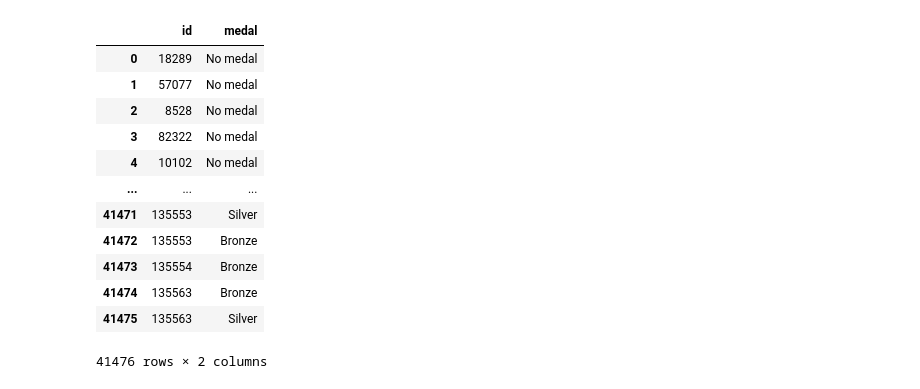
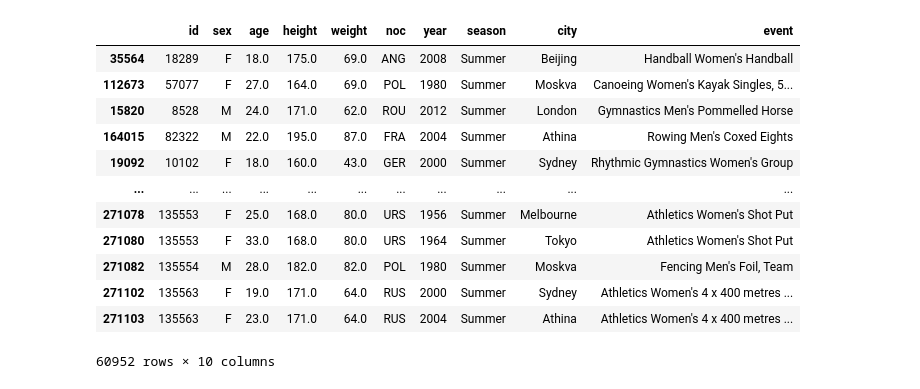
Before and after one commit to krylowicz/olympics, a Jupyter notebook: notebooks/data_encoding.ipynb, the cells around one changed output. Saved outputs shown, nothing was run; the diff lists cells and outputs as text; code cells hidden in the pictures.

```diff
--- a/notebooks/data_encoding.ipynb
+++ b/notebooks/data_encoding.ipynb
@@ -9,20 +26,24 @@ from sklearn.preprocessing import StandardScaler, OneHotEncoder
 # %%
-df=pd.read_csv("../data/df_4classes.csv", index_col=[0])
+df=pd.read_csv("../data/df_2classes.csv", index_col=[0])
+df["medal"]=df["medal"].fillna("No medal")
+
+#df=df[df["season"]=="Summer"]
+#df["sport"]=df["sport"].apply(lambda x: x if x not in other_sports else "Other sports")
 medal_df=df[["id","medal"]]
-df.drop(["event","medal"],axis=1,inplace=True)
+df.drop(["sport","medal"],axis=1,inplace=True)
 # %%
-medal.reset_index(drop=True)
+df
 # %% [output]
-|  | id | medal |
-| 0 | 18289 | No medal |
-| 1 | 57077 | No medal |
-| 2 | 8528 | No medal |
-| 3 | 82322 | No medal |
-| 4 | 10102 | No medal |
-| ... | ... | ... |
-| 41471 | 135553 | Silver |
-| 41472 | 135553 | Bronze |
-| 41473 | 135554 | Bronze |
-| 41474 | 135563 | Bronze |
-| 41475 | 135563 | Silver |
+|  | id | sex | age | height | weight | noc | year | season | city | event |
+| 35564 | 18289 | F | 18.0 | 175.0 | 69.0 | ANG | 2008 | Summer | Beijing | Handball Women's Handball |
+| 112673 | 57077 | F | 27.0 | 164.0 | 69.0 | POL | 1980 | Summer | Moskva | Canoeing Women's Kayak Singles, 5... |
+| 15820 | 8528 | M | 24.0 | 171.0 | 62.0 | ROU | 2012 | Summer | London | Gymnastics Men's Pommelled Horse |
+| 164015 | 82322 | M | 22.0 | 195.0 | 87.0 | FRA | 2004 | Summer | Athina | Rowing Men's Coxed Eights |
+| 19092 | 10102 | F | 18.0 | 160.0 | 43.0 | GER | 2000 | Summer | Sydney | Rhythmic Gymnastics Women's Group |
+| ... | ... | ... | ... | ... | ... | ... | ... | ... | ... | ... |
+| 271078 | 135553 | F | 25.0 | 168.0 | 80.0 | URS | 1956 | Summer | Melbourne | Athletics Women's Shot Put |
+| 271080 | 135553 | F | 33.0 | 168.0 | 80.0 | URS | 1964 | Summer | Tokyo | Athletics Women's Shot Put |
+| 271082 | 135554 | M | 28.0 | 182.0 | 82.0 | POL | 1980 | Summer | Moskva | Fencing Men's Foil, Team |
+| 271102 | 135563 | F | 19.0 | 171.0 | 64.0 | RUS | 2000 | Summer | Sydney | Athletics Women's 4 x 400 metres ... |
+| 271103 | 135563 | F | 23.0 | 171.0 | 64.0 | RUS | 2004 | Summer | Athina | Athletics Women's 4 x 400 metres ... |
-41476 rows × 2 columns
+60952 rows × 10 columns
```
Also changed, not shown: parts of 12 cells of this notebook, 6 other files.
